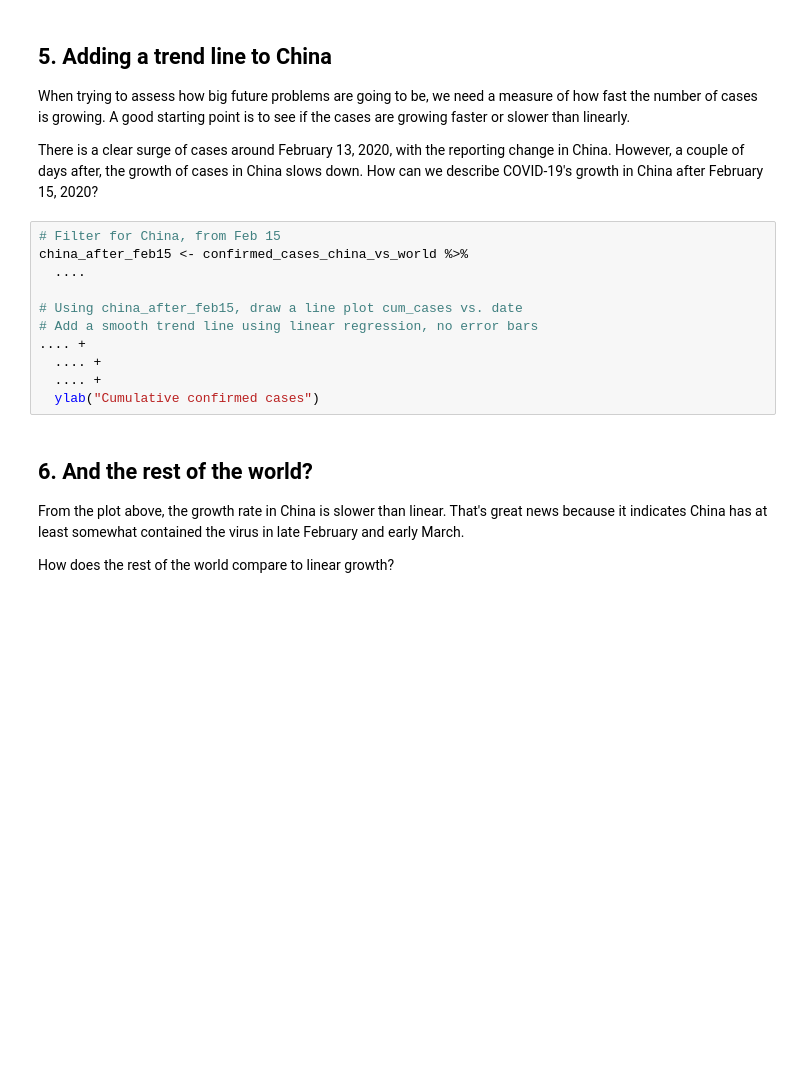
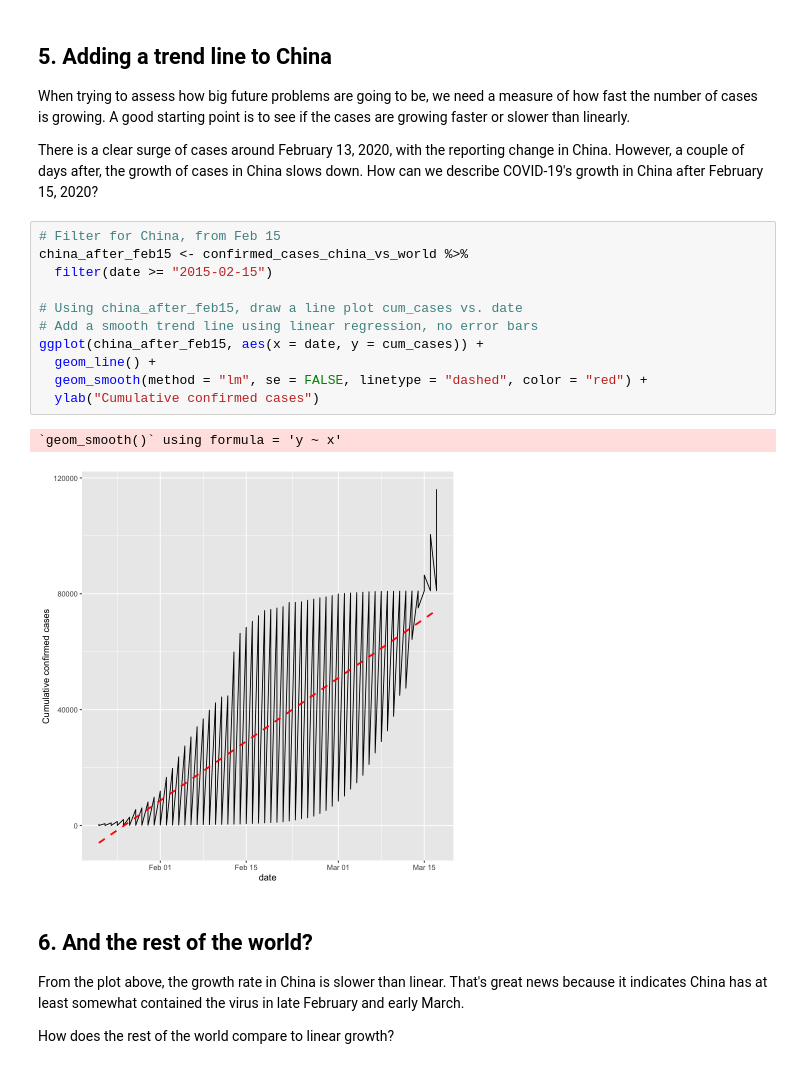
Before and after one commit to JeremyTallant/covid19_R_data_visualization, a Jupyter notebook: r_visualization.ipynb, the cells around one changed output. Drawn from its saved outputs; the diff is of its cells as text; blank space fills up the shorter version.

```diff
--- a/r_visualization.ipynb
+++ b/r_visualization.ipynb
@@ -130,14 +130,17 @@ plt_cum_confirmed_cases_china_vs_world +
 # %%
 # Filter for China, from Feb 15
 china_after_feb15 <- confirmed_cases_china_vs_world %>%
-  ....
+  filter(date >= "2015-02-15")
 
 # Using china_after_feb15, draw a line plot cum_cases vs. date
 # Add a smooth trend line using linear regression, no error bars
-.... +
-  .... +
-  .... +
+ggplot(china_after_feb15, aes(x = date, y = cum_cases)) +
+  geom_line() +
+  geom_smooth(method = "lm", se = FALSE, linetype = "dashed", color = "red") +
   ylab("Cumulative confirmed cases")
+# %% [output]
+`geom_smooth()` using formula = 'y ~ x'
+[figure, added]
 # %% [markdown]
 ## 6. And the rest of the world?
 <p>From the plot above, the growth rate in China is slower than linear. That's great news because it indicates China has at least somewhat contained the virus in late February and early March.</p>
```
